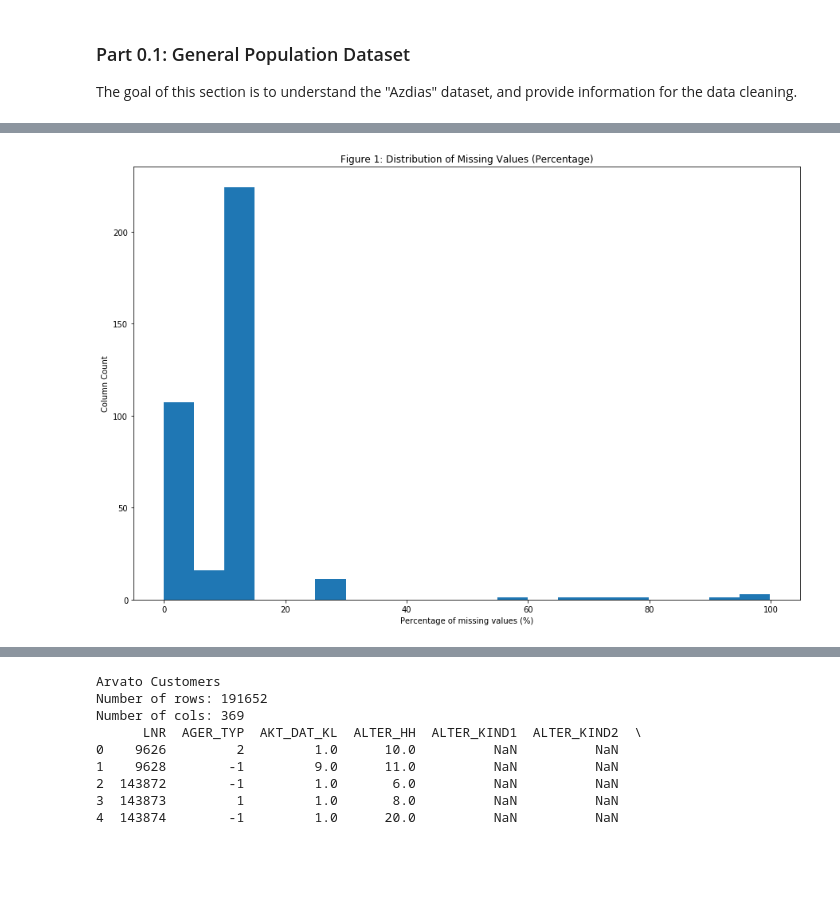
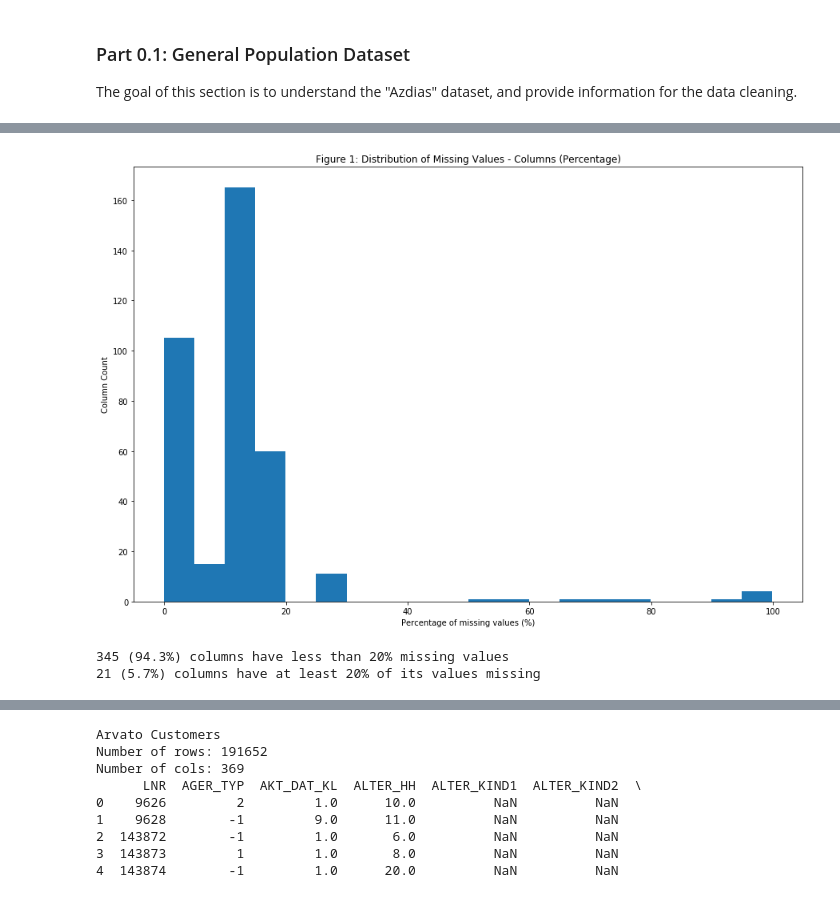
Before and after one commit to ttheoto/DSND_Capstone_Arvato, a Jupyter notebook: Arvato Project Workbook.ipynb, the cells around one changed output, grey strips where cells are left out. Drawn from its saved outputs; the diff is of its cells as text; code cells hidden in the pictures; blank space fills up the shorter version.

```diff
--- a/Arvato Project Workbook.ipynb
+++ b/Arvato Project Workbook.ipynb
@@ -77,3 +80,8 @@ Number of cols: 5
 # %%
 # Using forward fill to eliminate NaNs from Attribute Column
 feat_det['Attribute'].ffill(inplace = True)
+# %%
+# Correcting for "GROB" Categories - formatation error leads to "NaN" Values
+
+print(feat_det[feat_det['Meaning'].isna() == True])
+feat_det['Meaning'].ffill(inplace = True)
@@ -80,7 +101,7 @@ feat_det['Attribute'].ffill(inplace = True)
 # %%
 # Creating a new data frame with "unknown" values - which are equivalent to NaN, but receive a number
-miss_val = (feat_det[(feat_det['Meaning'] == 'unknown')| (feat_det['Meaning'].isna() == True)]
-                    [['Attribute', 'Value']].reset_index(drop=True))
+miss_val = feat_det[(feat_det['Meaning'] == 'unknown')][['Attribute', 'Value']].reset_index(drop=True)
 
-# Aggregating these values in lists
-miss_val = miss_val.groupby('Attribute')['Value'].apply(list).reset_index(name='unknown_val')
+# Checking if there are any duplicated Attributes, that would need to be consolidated
+# True if no extra steps are required
+print(eval('miss_val[\'Attribute\'].nunique()==miss_val.shape[0]'))
@@ -87,3 +110,16 @@ miss_val = miss_val.groupby('Attribute')['Value'].apply(list).reset_index(name='
+# %%
+# Transforming 'Value' Strings into lists of integers
+
+def split_transform(x):
+    try:
+        a_list = x.split(',')
+        map_object = map(int, a_list)
+        list_ints = list(map_object)
+        return list_ints
+    except:
+        return [x]
+
+miss_val['Value'] = miss_val['Value'].apply(split_transform)
 # %% [markdown]
 ### Part 0.1: General Population Dataset
 
@@ -121,7 +159,7 @@ azdias_clean = azdias.copy()
 # Replacing "unknown" values with NaN
 for index in miss_val.index:
     current_atr = miss_val.loc[index]['Attribute']
-    current_list = miss_val.loc[index]['unknown_val']
+    current_list = miss_val.loc[index]['Value']
     for value in current_list:
         try: # some features are not present in azdias
             azdias_clean.loc[:, current_atr].replace(value, np.nan, inplace = True)
@@ -144,13 +233,23 @@ print('{} ({:0.1f}%) columns have at least one missing value'.format(nan_cols, 1
 # %%
 # Distribution of missing values
 
 plt.figure(figsize=(15,10));
 plt.hist(nan_prop.values, bins=20);
-plt.title('Figure 1: Distribution of Missing Values (Percentage)')
+plt.title('Figure 1: Distribution of Missing Values - Columns (Percentage)')
 plt.xlabel('Percentage of missing values (%)');
 plt.ylabel('Column Count');
 # %% [output]
-[figure, old version]
+[figure, new version]
+# %%
+# Analyzing the results (>20% missing values are clearly outliers)
+clean_cols = len(nan_prop[nan_prop < 20])
+nan_cols = nan_prop.shape[0] - clean_cols
+
+print('{} ({:0.1f}%) columns have less than 20% missing values'.format(clean_cols, 100*clean_cols/nan_prop.shape[0]))
+print('{} ({:0.1f}%) columns have at least 20% of its values missing'.format(nan_cols, 100*nan_cols/nan_prop.shape[0]))
+# %% [output]
+345 (94.3%) columns have less than 20% missing values
+21 (5.7%) columns have at least 20% of its values missing
 # %%
 # Visualizing the percentage of NaNs
 
```
Also changed, not shown: parts of 24 cells of this notebook, 3 other files.
